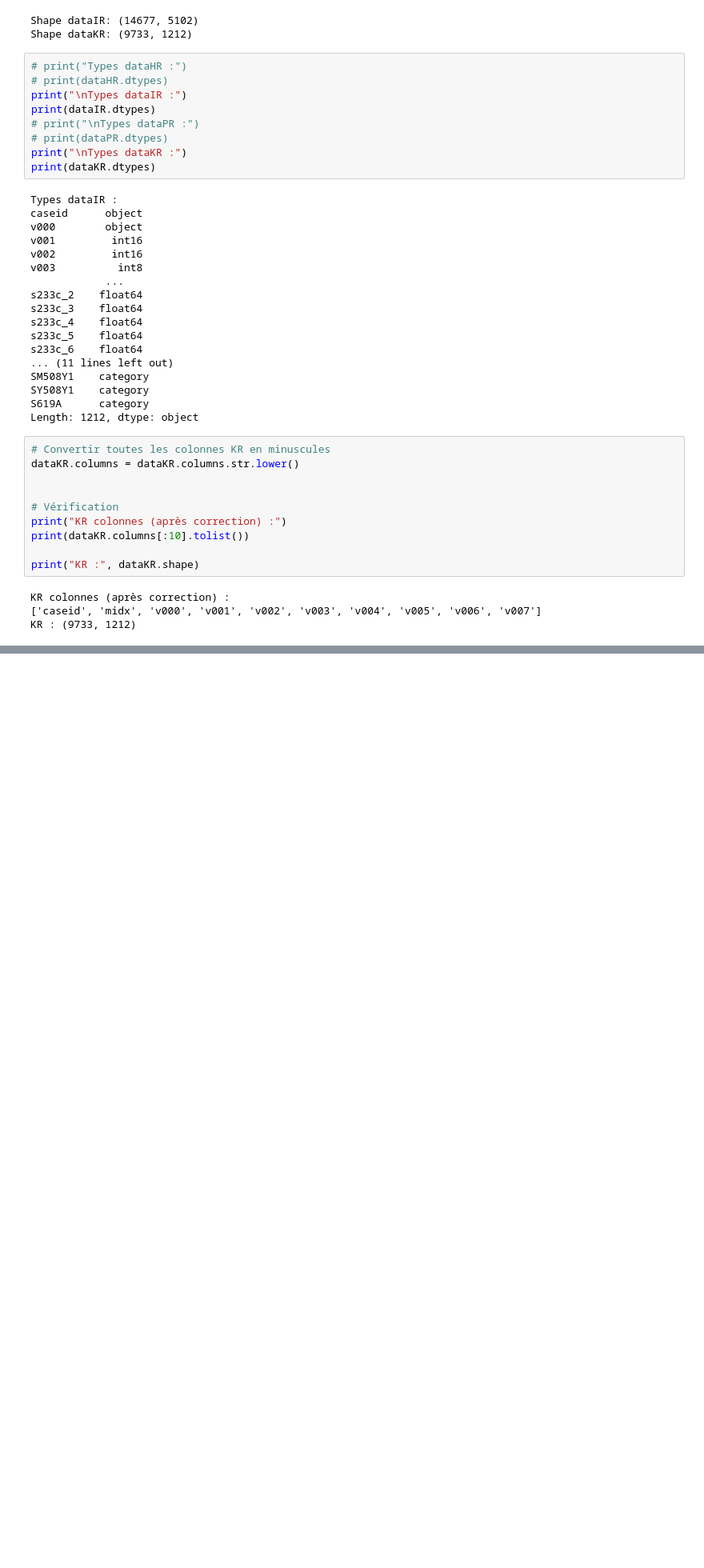
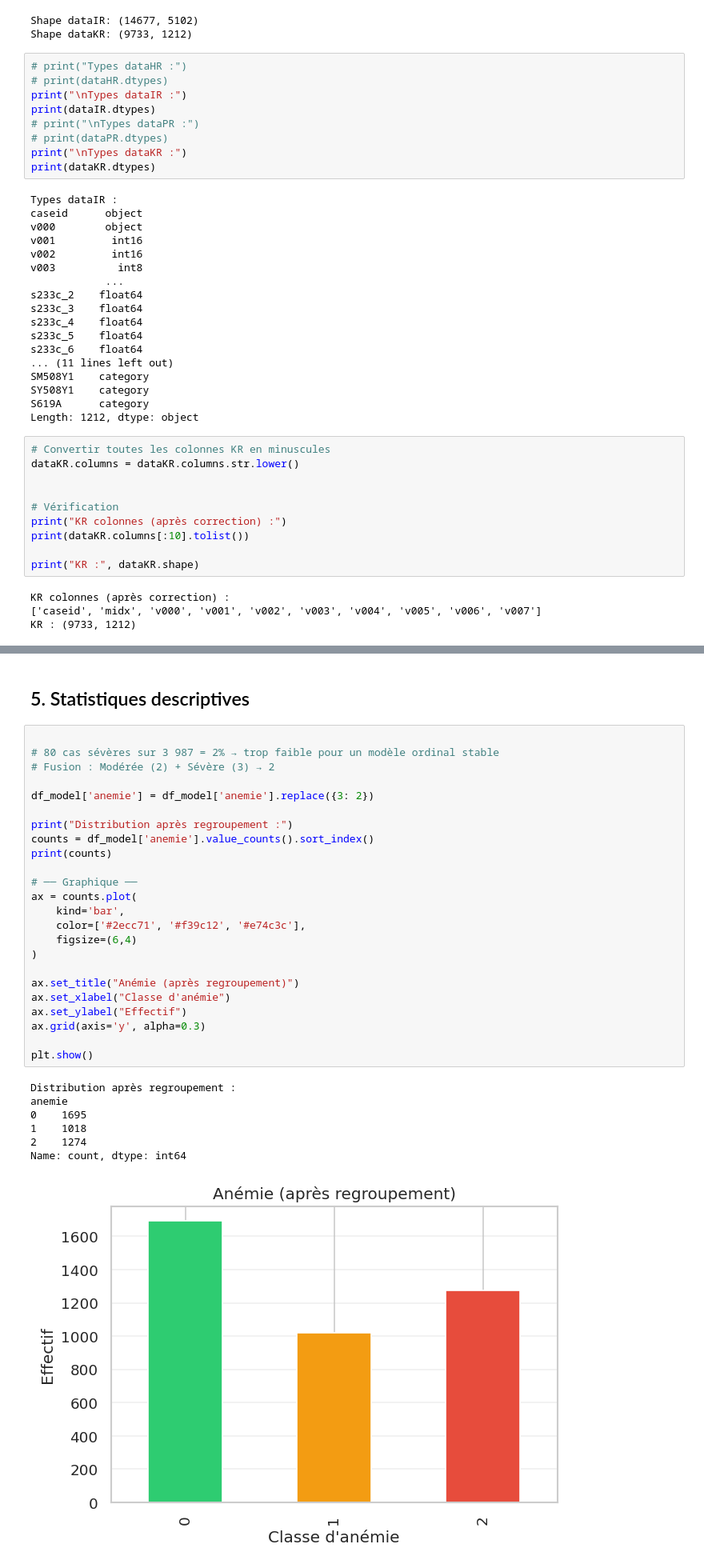
Before and after one commit to 13nerubepe/modele-regression-ordinal-multiniveau, a Jupyter notebook: fichierstatimod.ipynb, the cells around one changed output, grey strips where cells are left out. Shown at 80% size. Drawn from its saved outputs; the diff is of its cells as text; blank space fills up the shorter version.

```diff
--- a/fichierstatimod.ipynb
+++ b/fichierstatimod.ipynb
@@ -1556,0 +673,34 @@ NameError: name 'rf' is not defined
+# %% [markdown]
+## 5. Statistiques descriptives
+# %%
+
+# 80 cas sévères sur 3 987 = 2% → trop faible pour un modèle ordinal stable
+# Fusion : Modérée (2) + Sévère (3) → 2
+
+df_model['anemie'] = df_model['anemie'].replace({3: 2})
+
+print("Distribution après regroupement :")
+counts = df_model['anemie'].value_counts().sort_index()
+print(counts)
+
+# ── Graphique ──
+ax = counts.plot(
+    kind='bar',
+    color=['#2ecc71', '#f39c12', '#e74c3c'],
+    figsize=(6,4)
+)
+
+ax.set_title("Anémie (après regroupement)")
+ax.set_xlabel("Classe d'anémie")
+ax.set_ylabel("Effectif")
+ax.grid(axis='y', alpha=0.3)
+
+plt.show()
+# %% [output]
+Distribution après regroupement :
+anemie
+0    1695
+1    1018
+2    1274
+Name: count, dtype: int64
+[figure, added]
```
Also changed, not shown: parts of 134 cells of this notebook, 9 other files.
